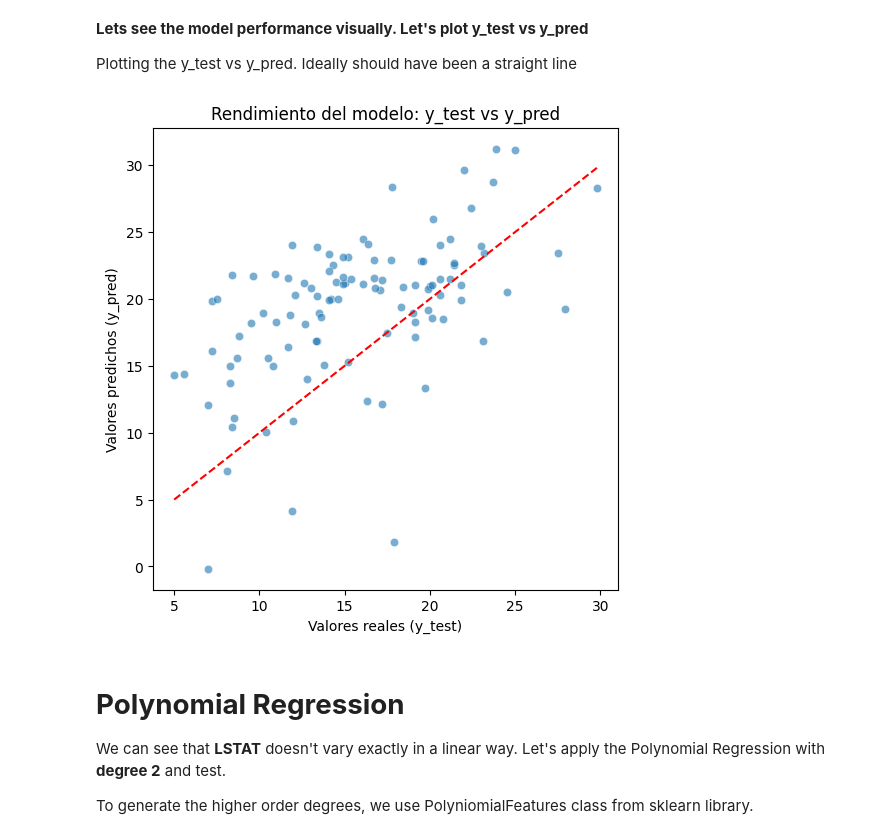
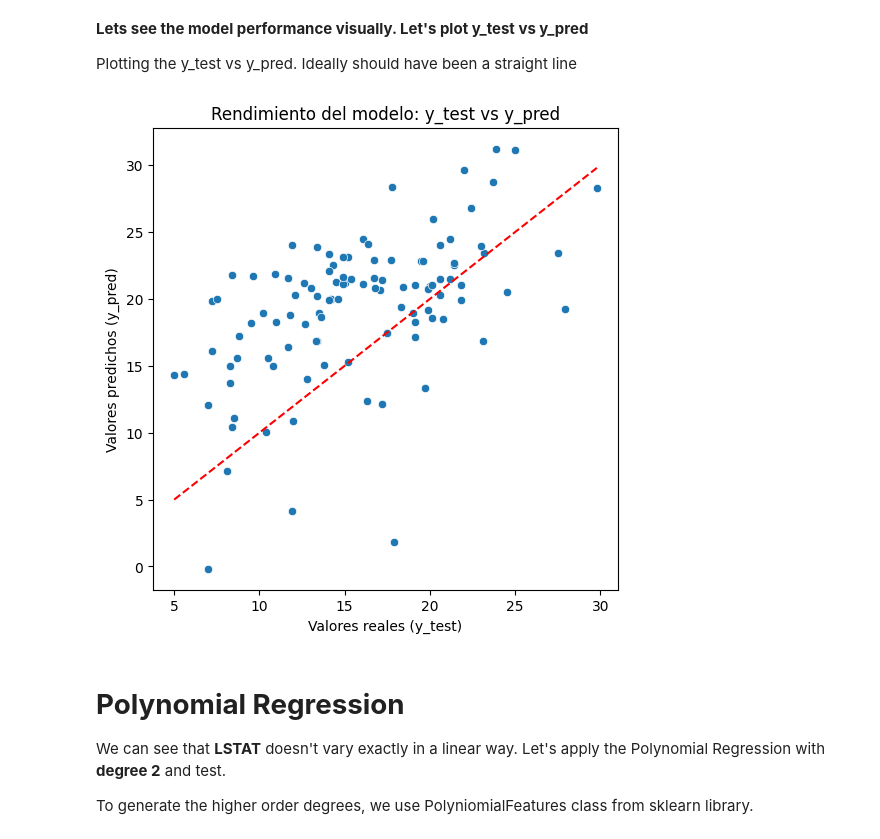
Before and after one commit to Varushet/Data_Science, a Jupyter notebook: 3-Machine_Learning/1-Supervisado/1-Regression/2-Polynomial_Regression/ejercicios/3 Polynomial_Regression_hechos.ipynb, the cells around one changed output. Drawn from its saved outputs; the diff is of its cells as text; code cells hidden in the pictures.

```diff
--- a/3-Machine_Learning/1-Supervisado/1-Regression/2-Polynomial_Regression/ejercicios/3 Polynomial_Regression_hechos.ipynb
+++ b/3-Machine_Learning/1-Supervisado/1-Regression/2-Polynomial_Regression/ejercicios/3 Polynomial_Regression_hechos.ipynb
@@ -46,9 +46,9 @@ from sklearn.preprocessing import PolynomialFeatures
 # %% [markdown]
 **Load the data into pandas dataframe . Load the Boston Housing DataSet from data/boston_house_prices.csv**
 # %%
-df = pd.read_csv('data/boston_house_prices.csv')
-df.columns = df.iloc[0].astype(str)
-df = df.iloc[1:].reset_index(drop=True)
+df = pd.read_csv('data/boston_house_prices.csv', skiprows=1).astype(float)
+# df.columns = df.iloc[0].astype(str)
+# df = df.iloc[1:].reset_index(drop=True)
 df
 # %% [output]
 |  | CRIM | ZN | INDUS | CHAS | NOX | RM | AGE | DIS | RAD | TAX | PTRATIO | ... |
@@ -82,7 +82,7 @@ df[mask.any(axis=1)]
 # %% [output]
 |  | CRIM | ZN | INDUS | CHAS | NOX | RM | AGE | DIS | RAD | TAX | PTRATIO | ... |
 # %%
-df = df.apply(pd.to_numeric, errors='coerce')
+# df = df.apply(pd.to_numeric, errors='coerce')
 # %% [markdown]
 **Data Visualization**
 # %%
@@ -209,19 +209,20 @@ Plotting the y_test vs y_pred. Ideally should have been a straight line
 # %%
 plt.figure(figsize=(6,6))
 
 # Scatter real vs predicho
-sns.scatterplot(x=y_test, y=y_pred, alpha=0.6)
+sns.scatterplot(x=y_test, y=y_pred)
 
 # Línea ideal (y = x)
 plt.plot([y_test.min(), y_test.max()],
          [y_test.min(), y_test.max()],
          color='red', linestyle='--')
 
 plt.xlabel('Valores reales (y_test)')
 plt.ylabel('Valores predichos (y_pred)')
-plt.title('Rendimiento del modelo: y_test vs y_pred');
+plt.title('Rendimiento del modelo: y_test vs y_pred')
+plt.show()
 # %% [output]
-[figure, old version]
+[figure, new version]
 # %% [markdown]
 # **Polynomial Regression**
 
```
Also changed, not shown: parts of 4 cells of this notebook.
